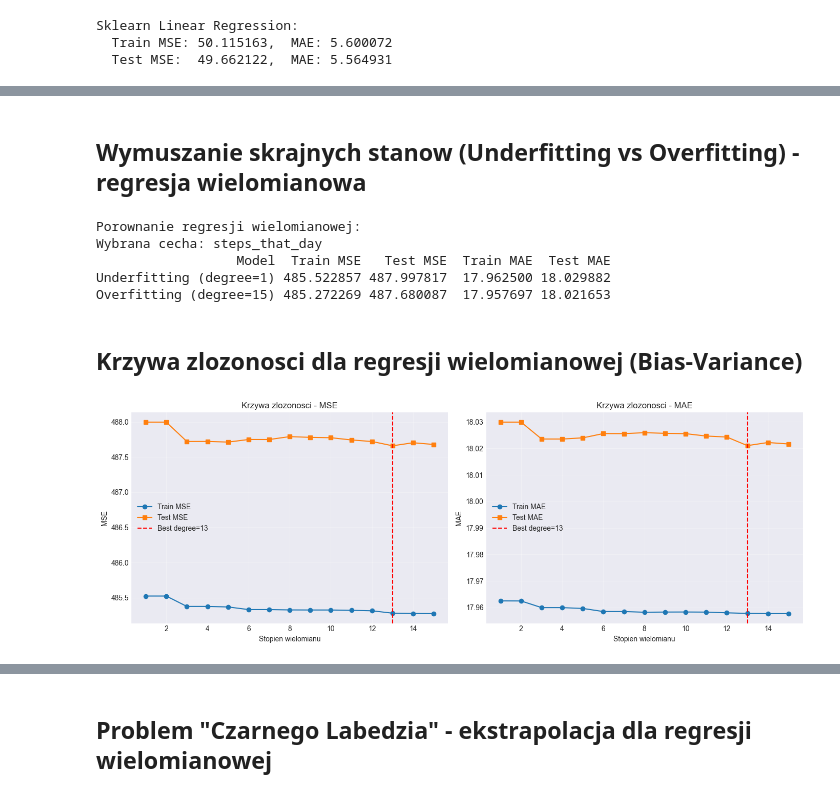
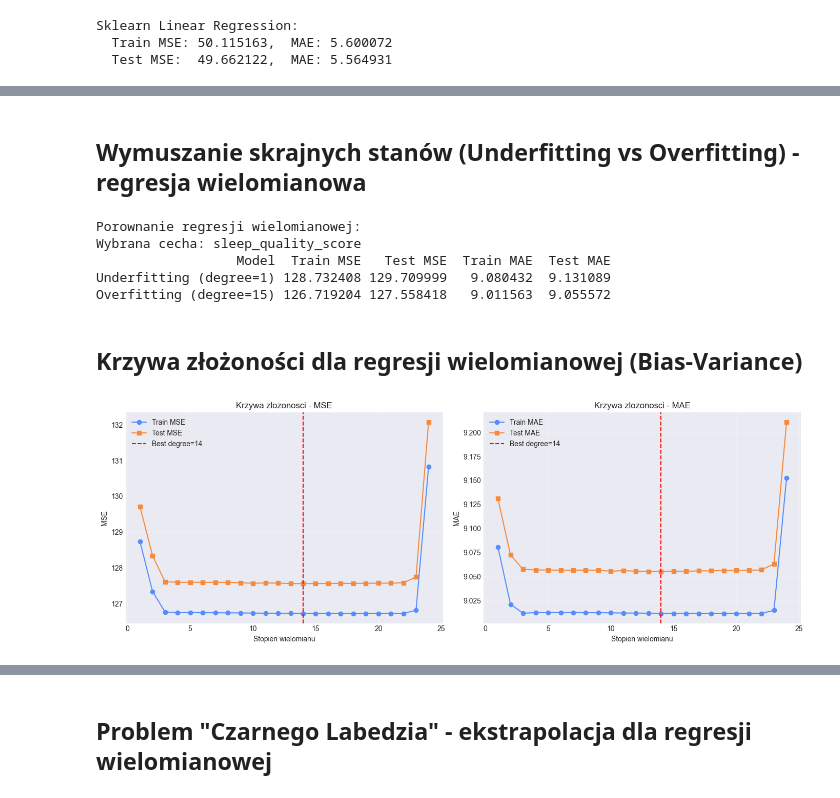
Before and after one commit to PPiotr491/MSiD, a Jupyter notebook: Lista2/sleep_health_prediciton_models.ipynb, the cells around one changed output, grey strips where cells are left out. Cells and saved outputs as stored; diff of their text form; code cells hidden in the pictures.

```diff
--- a/Lista2/sleep_health_prediciton_models.ipynb
+++ b/Lista2/sleep_health_prediciton_models.ipynb
@@ -1105,8 +1072,8 @@ plt.show()
 # %% [markdown]
-## Wymuszanie skrajnych stanow (Underfitting vs Overfitting) - regresja wielomianowa
+## Wymuszanie skrajnych stanów (Underfitting vs Overfitting) - regresja wielomianowa
 # %%
-feature_for_poly = X_train_reg.var().sort_values(ascending=False).index[0]
-# feature_for_poly = 'sleep_quality_score'
+# feature_for_poly = X_train_reg.var().sort_values(ascending=False).index[0]
+feature_for_poly = 'sleep_quality_score'
 feature_idx = list(X_train_reg.columns).index(feature_for_poly)
 
 x_train_raw = X_train_reg[feature_for_poly].to_numpy().reshape(-1, 1)
@@ -1163,14 +1130,14 @@ print(f"Wybrana cecha: {feature_for_poly}")
 print(poly_under_over.to_string(index=False))
 # %% [output]
 Porownanie regresji wielomianowej:
-Wybrana cecha: steps_that_day
+Wybrana cecha: sleep_quality_score
                   Model  Train MSE   Test MSE  Train MAE  Test MAE
-Underfitting (degree=1) 485.522857 487.997817  17.962500 18.029882
-Overfitting (degree=15) 485.272269 487.680087  17.957697 18.021653
+Underfitting (degree=1) 128.732408 129.709999   9.080432  9.131089
+Overfitting (degree=15) 126.719204 127.558418   9.011563  9.055572
 # %% [markdown]
-## Krzywa zlozonosci dla regresji wielomianowej (Bias-Variance)
+## Krzywa złożoności dla regresji wielomianowej (Bias-Variance)
 # %%
-degree_values = range(1, 16)
+degree_values = range(1, 25)
 train_mse_curve, test_mse_curve = [], []
 train_mae_curve, test_mae_curve = [], []
 poly_models = []
@@ -1182,31 +1149,31 @@ for degree in degree_values:
     train_mae_curve.append(result["train_mae"])
     test_mae_curve.append(result["test_mae"])
     poly_models.append(result)
 
 best_degree_idx = int(np.argmin(test_mse_curve))
 best_degree = list(degree_values)[best_degree_idx]
 
 fig, axes = plt.subplots(1, 2, figsize=(14, 5))
 
 axes[0].plot(degree_values, train_mse_curve, marker='o', label='Train MSE')
 axes[0].plot(degree_values, test_mse_curve, marker='s', label='Test MSE')
 axes[0].axvline(best_degree, color='red', linestyle='--', label=f'Best degree={best_degree}')
 axes[0].set_xlabel('Stopien wielomianu')
 axes[0].set_ylabel('MSE')
 axes[0].set_title('Krzywa zlozonosci - MSE')
 axes[0].legend()
 axes[0].grid(True, alpha=0.3)
 
 axes[1].plot(degree_values, train_mae_curve, marker='o', label='Train MAE')
 axes[1].plot(degree_values, test_mae_curve, marker='s', label='Test MAE')
 axes[1].axvline(best_degree, color='red', linestyle='--', label=f'Best degree={best_degree}')
 axes[1].set_xlabel('Stopien wielomianu')
 axes[1].set_ylabel('MAE')
 axes[1].set_title('Krzywa zlozonosci - MAE')
 axes[1].legend()
 axes[1].grid(True, alpha=0.3)
 
 plt.tight_layout()
 plt.show()
 # %% [output]
-[figure, old version]
+[figure, new version]
```
Also changed, not shown: parts of 75 cells of this notebook.
